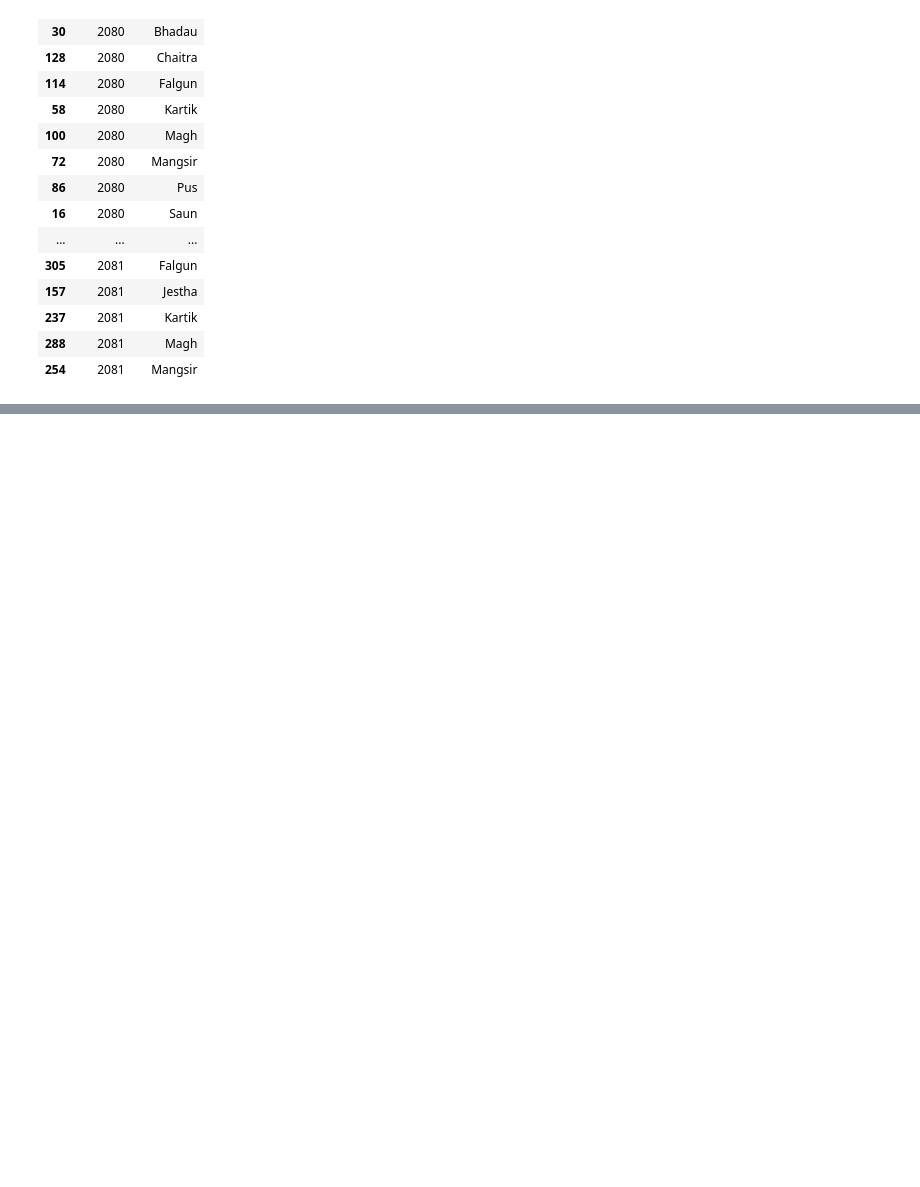
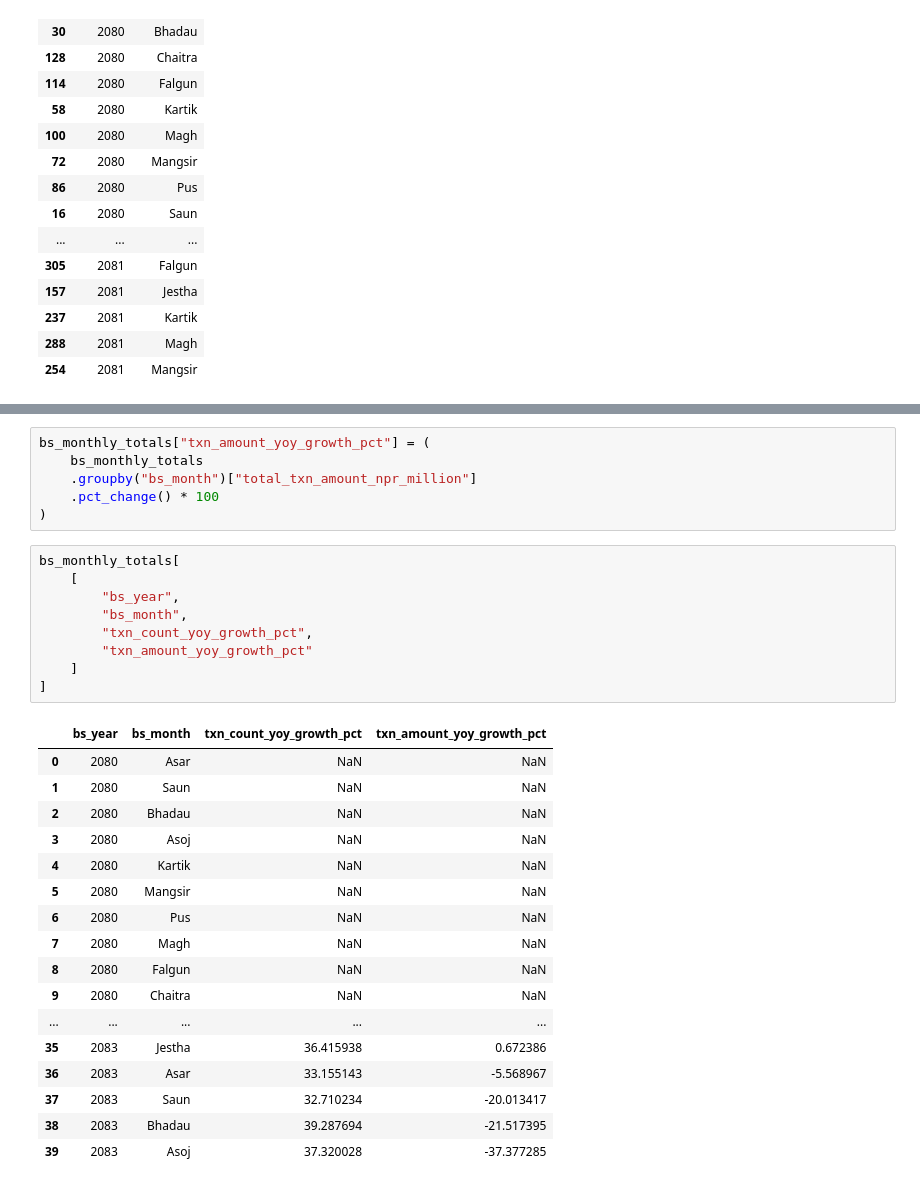
Before and after one commit to Srijan0113/Nepal_Online_Payment_System, a Jupyter notebook: Python/02_transaction_trend_analysis.ipynb, the cells around one changed output, grey strips where cells are left out. Drawn from its saved outputs; the diff is of its cells as text; blank space fills up the shorter version.

```diff
--- a/Python/02_transaction_trend_analysis.ipynb
+++ b/Python/02_transaction_trend_analysis.ipynb
@@ -214,0 +317,33 @@ df[["bs_year", "bs_month"]].drop_duplicates().sort_values(
+# %%
+bs_monthly_totals["txn_amount_yoy_growth_pct"] = (
+    bs_monthly_totals
+    .groupby("bs_month")["total_txn_amount_npr_million"]
+    .pct_change() * 100
+)
+# %%
+bs_monthly_totals[
+    [
+        "bs_year",
+        "bs_month",
+        "txn_count_yoy_growth_pct",
+        "txn_amount_yoy_growth_pct"
+    ]
+]
+# %% [output]
+|  | bs_year | bs_month | txn_count_yoy_growth_pct | txn_amount_yoy_growth_pct |
+| 0 | 2080 | Asar | NaN | NaN |
+| 1 | 2080 | Saun | NaN | NaN |
+| 2 | 2080 | Bhadau | NaN | NaN |
+| 3 | 2080 | Asoj | NaN | NaN |
+| 4 | 2080 | Kartik | NaN | NaN |
+| 5 | 2080 | Mangsir | NaN | NaN |
+| 6 | 2080 | Pus | NaN | NaN |
+| 7 | 2080 | Magh | NaN | NaN |
+| 8 | 2080 | Falgun | NaN | NaN |
+| 9 | 2080 | Chaitra | NaN | NaN |
+| ... | ... | ... | ... | ... |
+| 35 | 2083 | Jestha | 36.415938 | 0.672386 |
+| 36 | 2083 | Asar | 33.155143 | -5.568967 |
+| 37 | 2083 | Saun | 32.710234 | -20.013417 |
+| 38 | 2083 | Bhadau | 39.287694 | -21.517395 |
+| 39 | 2083 | Asoj | 37.320028 | -37.377285 |
```
Also changed, not shown: parts of 12 cells of this notebook.
